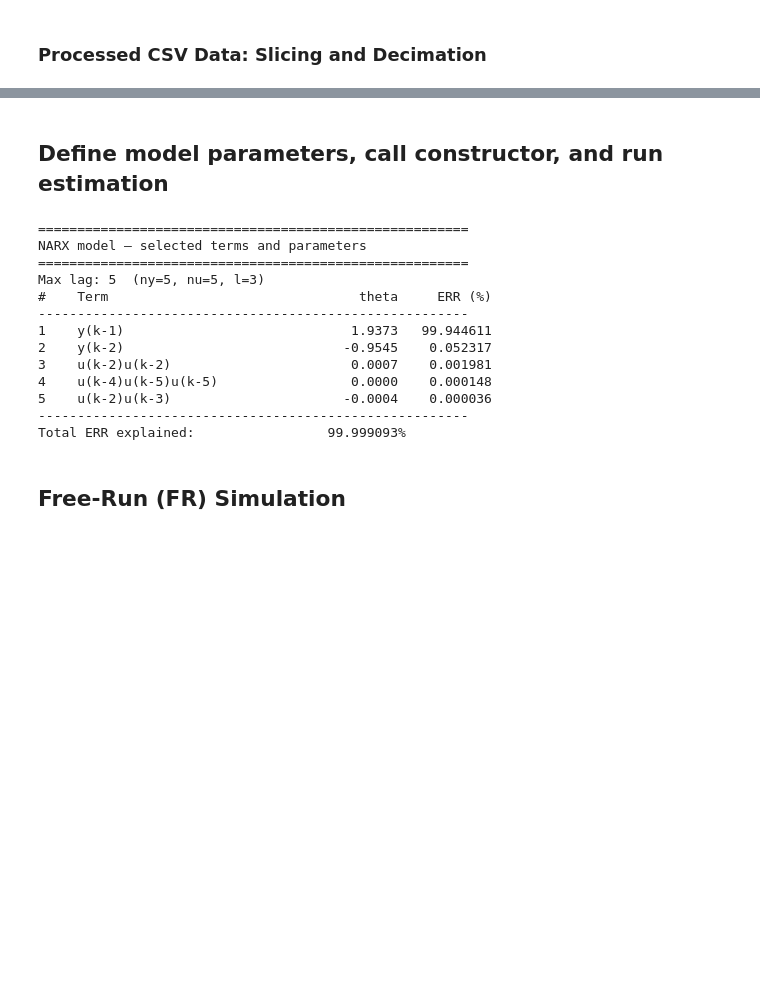
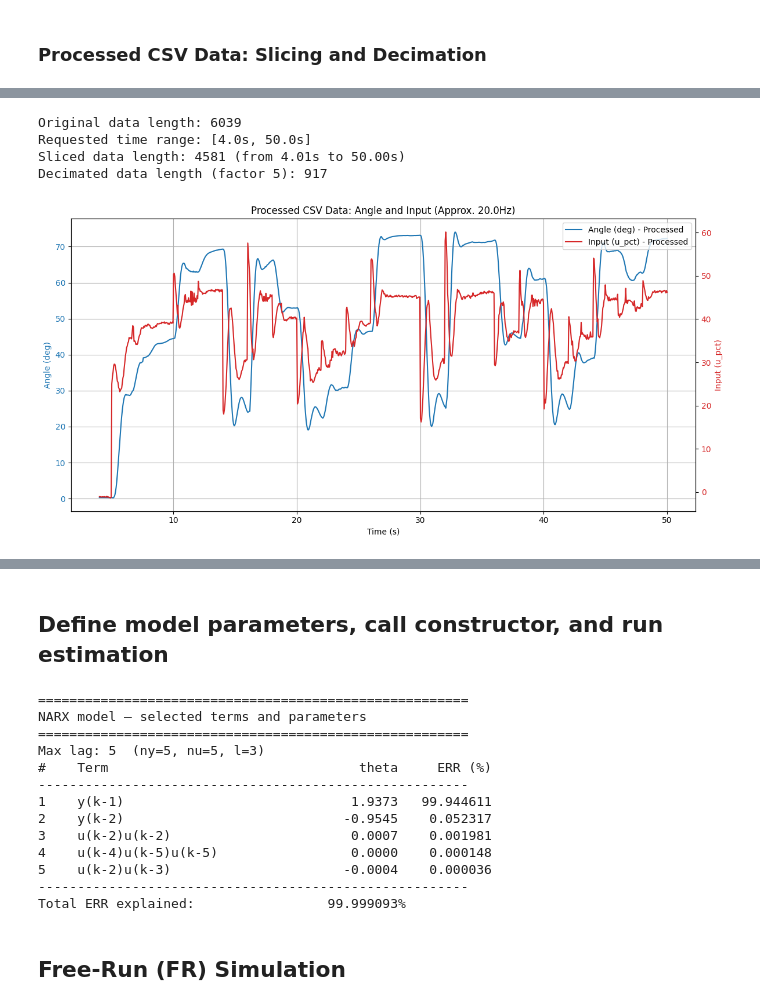
Before and after one commit to helonayala/sysid, a Jupyter notebook: narmax_example_drone.ipynb, the cells around one changed output, grey strips where cells are left out. Saved outputs shown, nothing was run; the diff lists cells and outputs as text; code cells hidden in the pictures; blank space fills up the shorter version.

```diff
--- a/narmax_example_drone.ipynb
+++ b/narmax_example_drone.ipynb
@@ -150,0 +63,70 @@ plt.show()
+# %%
+# 1. Slice the vectors from a specified time range (seconds)
+start_time_s = 4.0
+end_time_s = 50.0
+
+# User-defined decimation factor
+decimation_factor = 5  # Set this to 2, 5, 10, etc.
+
+start_idx = np.searchsorted(timee, start_time_s)
+end_idx = np.searchsorted(timee, end_time_s)
+
+if start_idx >= len(timee): start_idx = len(timee) - 1
+if end_idx >= len(timee): end_idx = len(timee) - 1
+if timee[end_idx] > end_time_s and end_idx > 0:
+    end_idx -= 1
+
+if start_idx > end_idx:
+    print(f"Warning: The requested time range [{start_time_s}s, {end_time_s}s] "
+          f"is outside the available data range [{timee[0]}s, {timee[-1]}s].")
+    print("Returning empty arrays for t, u, y.")
+    t, u, y = np.array([]), np.array([]), np.array([])
+else:
+    timee_sliced = timee[start_idx : end_idx + 1]
+    ue_sliced = ue[start_idx : end_idx + 1]
+    ye_sliced = ye[start_idx : end_idx + 1]
+
+    t = timee_sliced[::decimation_factor]
+    u = ue_sliced[::decimation_factor]
+    y = ye_sliced[::decimation_factor]
+
+    print(f"Original data length: {len(timee)}")
+    print(f"Requested time range: [{start_time_s}s, {end_time_s}s]")
+    print(f"Sliced data length: {len(timee_sliced)} (from {timee_sliced[0]:.2f}s to {timee_sliced[-1]:.2f}s)")
+    print(f"Decimated data length (factor {decimation_factor}): {len(t)}")
+
+
+# 2. Plot the processed (sliced and decimated) data using t, u, y
+fig, ax1 = plt.subplots(figsize=(12, 6))
+
+if t.size > 0:
+    ax1.plot(t, y, label='Angle (deg) - Processed', color='tab:blue')
+    ax1.set_ylabel('Angle (deg)', color='tab:blue')
+    ax1.tick_params(axis='y', labelcolor='tab:blue')
+    original_sampling_freq = 100  # Hz (approx 0.01 s per sample for original CSV)
+    decimated_sampling_freq = original_sampling_freq / decimation_factor
+    ax1.set_title(f'Processed CSV Data: Angle and Input (Approx. {decimated_sampling_freq:.1f}Hz)')
+    ax1.set_xlabel('Time (s)')
+    ax1.grid(True)
+
+    ax2 = ax1.twinx()
+    ax2.plot(t, u, label='Input (u_pct) - Processed', color='tab:red')
+    ax2.set_ylabel('Input (u_pct)', color='tab:red')
+    ax2.tick_params(axis='y', labelcolor='tab:red')
+
+    lines, labels = ax1.get_legend_handles_labels()
+    lines2, labels2 = ax2.get_legend_handles_labels()
+    ax2.legend(lines + lines2, labels + labels2, loc='upper right')
+else:
+    ax1.set_title('No data to plot after slicing and decimation')
+    ax1.set_xlabel('Time (s)')
+    ax1.set_ylabel('Value')
+
+plt.tight_layout()
+plt.show()
+# %% [output]
+Original data length: 6039
+Requested time range: [4.0s, 50.0s]
+Sliced data length: 4581 (from 4.01s to 50.00s)
+Decimated data length (factor 5): 917
+[figure, added]
```
Also changed, not shown: parts of 4 cells of this notebook, 2 other files.
